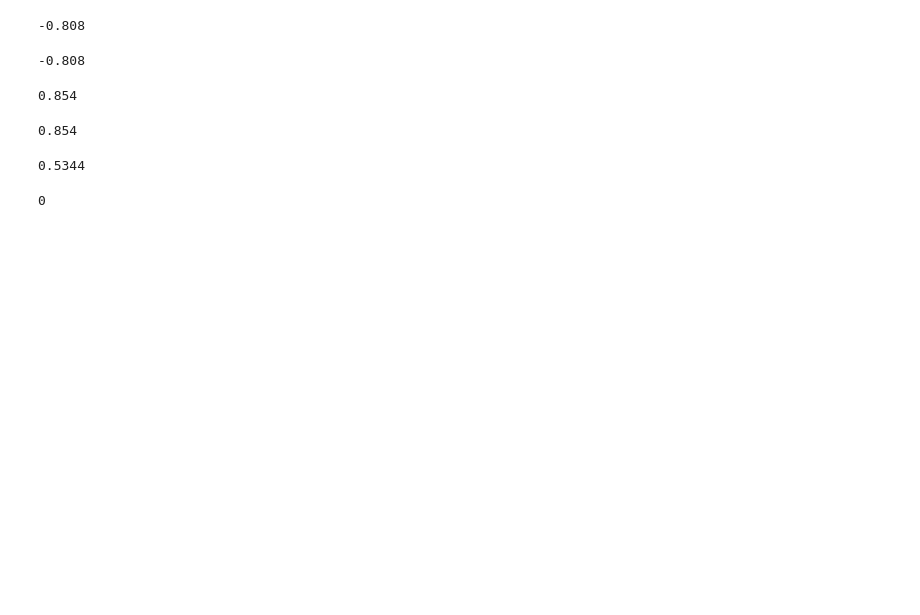
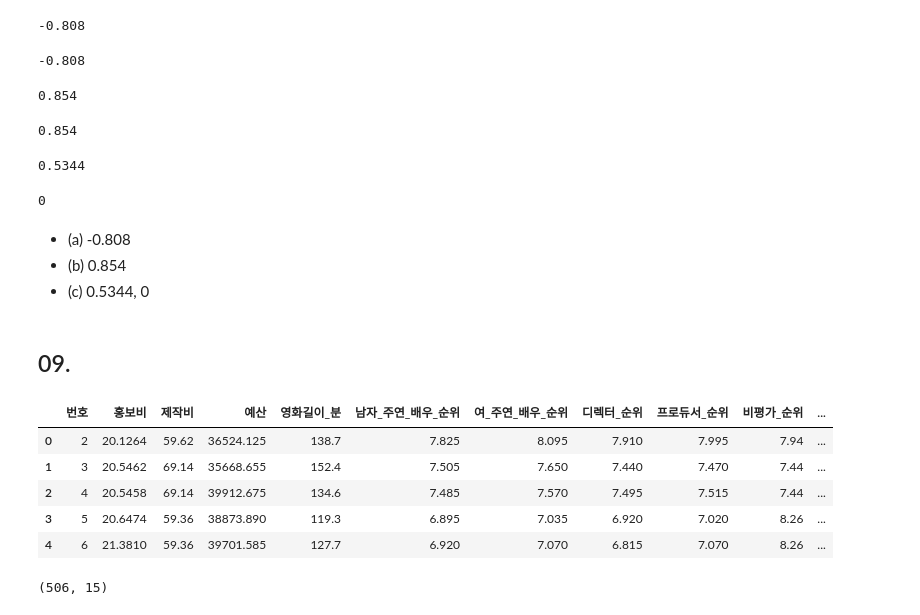
Before and after one commit to kbr1218/dataAnalysisTest, a Jupyter notebook: 연습문제/part03_prac.ipynb, the cells around one changed output. Saved outputs shown, nothing was run; the diff lists cells and outputs as text; code cells hidden in the pictures; blank space fills up the shorter version.

```diff
--- a/연습문제/part03_prac.ipynb
+++ b/연습문제/part03_prac.ipynb
@@ -765,3 +765,9 @@ y_prob
 print(0)
 # %% [output]
 0
+# %% [markdown]
+- (a) -0.808
+- (b)  0.854
+- (c) 0.5344, 0
+# %% [markdown]
+## 09.
@@ -767,0 +781,14 @@ print(0)
+# %%
+df9 = pd.read_csv('../data/연습문제/영화_순위리스트.csv', encoding = 'cp949')
+df9.head()
+# %% [output]
+|  | 번호 | 홍보비 | 제작비 | 예산 | 영화길이_분 | 남자_주연_배우_순위 | 여_주연_배우_순위 | 디렉터_순위 | 프로듀서_순위 | 비평가_순위 | ... |
+| 0 | 2 | 20.1264 | 59.62 | 36524.125 | 138.7 | 7.825 | 8.095 | 7.910 | 7.995 | 7.94 | ... |
+| 1 | 3 | 20.5462 | 69.14 | 35668.655 | 152.4 | 7.505 | 7.650 | 7.440 | 7.470 | 7.44 | ... |
+| 2 | 4 | 20.5458 | 69.14 | 39912.675 | 134.6 | 7.485 | 7.570 | 7.495 | 7.515 | 7.44 | ... |
+| 3 | 5 | 20.6474 | 59.36 | 38873.890 | 119.3 | 6.895 | 7.035 | 6.920 | 7.020 | 8.26 | ... |
+| 4 | 6 | 21.3810 | 59.36 | 39701.585 | 127.7 | 6.920 | 7.070 | 6.815 | 7.070 | 8.26 | ... |
+# %%
+df9.shape
+# %% [output]
+(506, 15)
```
Also changed, not shown: parts of 13 cells of this notebook.
